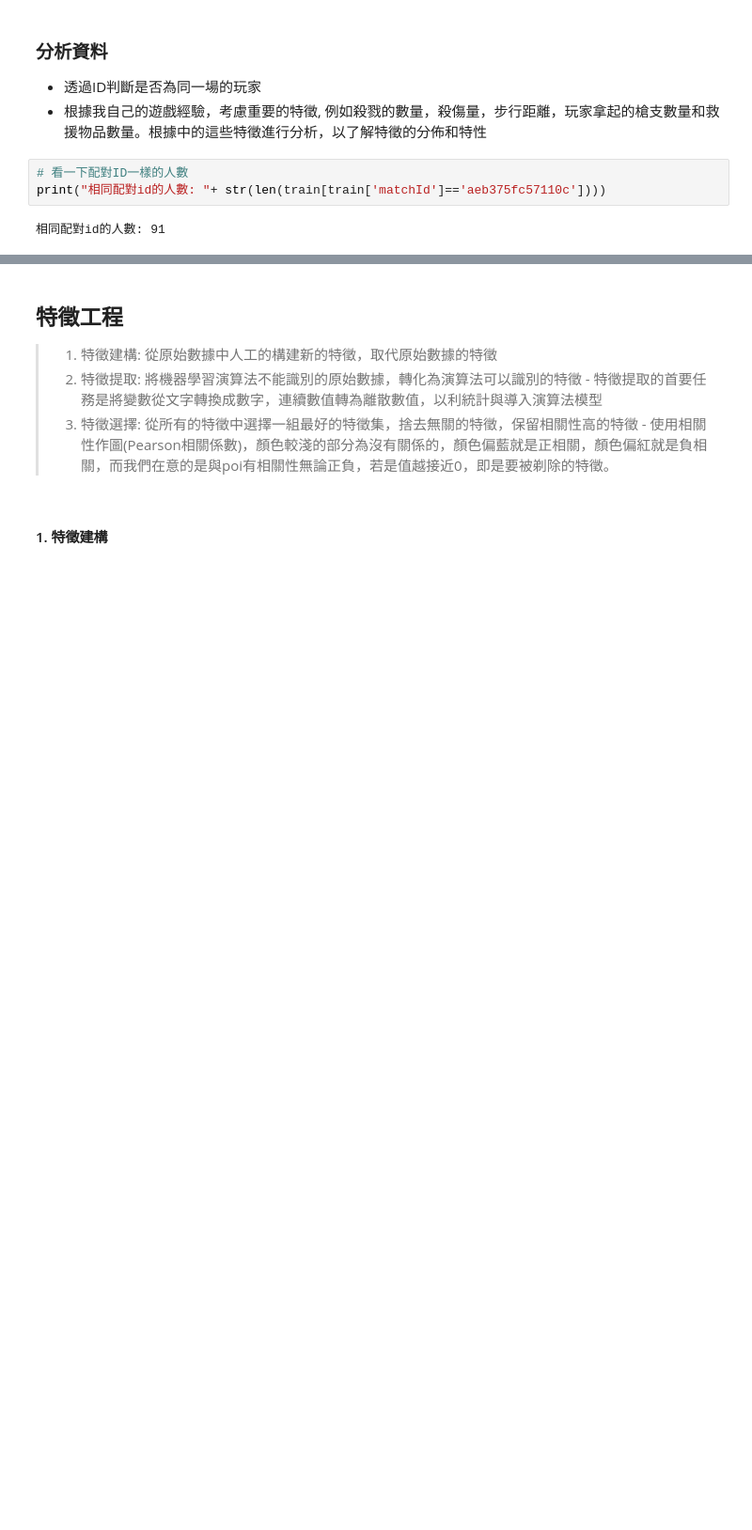
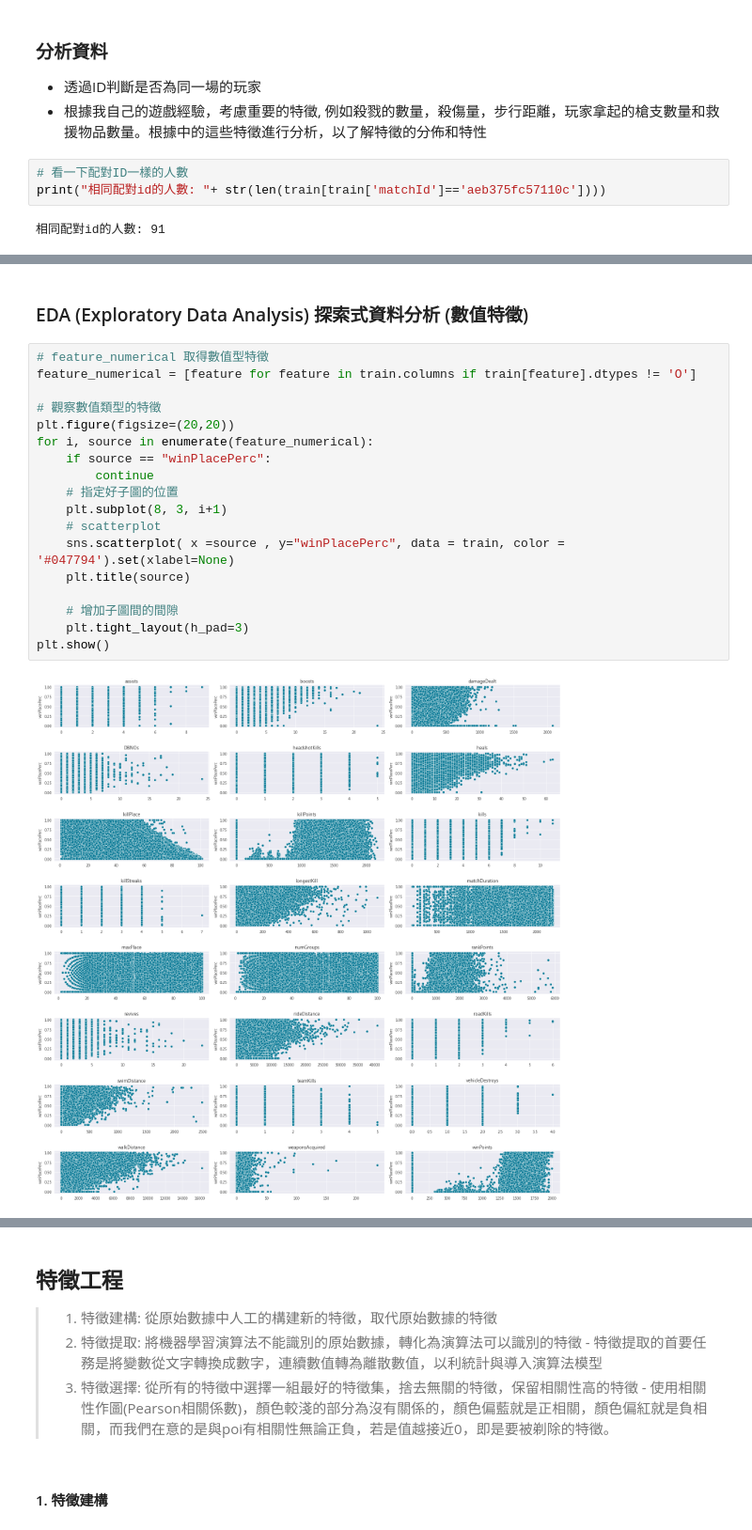
Before and after one commit to ALINYIWEN/Kaggle-Competitions, a Jupyter notebook: PUBG Finish Placement Prediction.ipynb, the cells around one changed output, grey strips where cells are left out. Shown at 94% size. Cells and saved outputs as stored; diff of their text form; blank space fills up the shorter version.

```diff
--- a/PUBG Finish Placement Prediction.ipynb
+++ b/PUBG Finish Placement Prediction.ipynb
@@ -381,0 +338,22 @@ Text(0.5, 1.0, 'maxPlace')
+# %% [markdown]
+### EDA (Exploratory Data Analysis) 探索式資料分析 (數值特徵)
+# %%
+# feature_numerical 取得數值型特徵
+feature_numerical = [feature for feature in train.columns if train[feature].dtypes != 'O']
+
+# 觀察數值類型的特徵
+plt.figure(figsize=(20,20))
+for i, source in enumerate(feature_numerical):
+    if source == "winPlacePerc":
+        continue
+    # 指定好子圖的位置
+    plt.subplot(8, 3, i+1)
+    # scatterplot
+    sns.scatterplot( x =source , y="winPlacePerc", data = train, color = '#047794').set(xlabel=None)
+    plt.title(source)
+
+    # 增加子圖間的間隙
+    plt.tight_layout(h_pad=3)
+plt.show()
+# %% [output]
+[figure, added]
```
Also changed, not shown: parts of 41 cells of this notebook.
